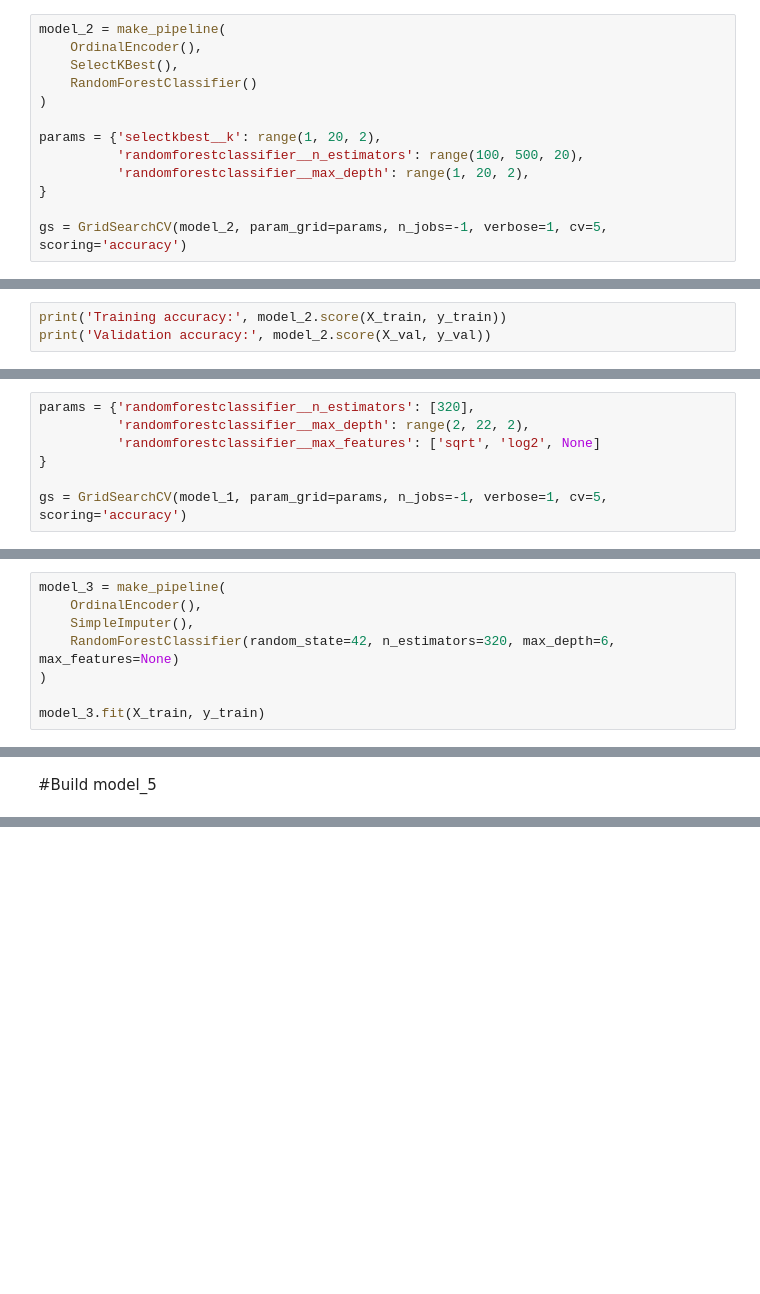
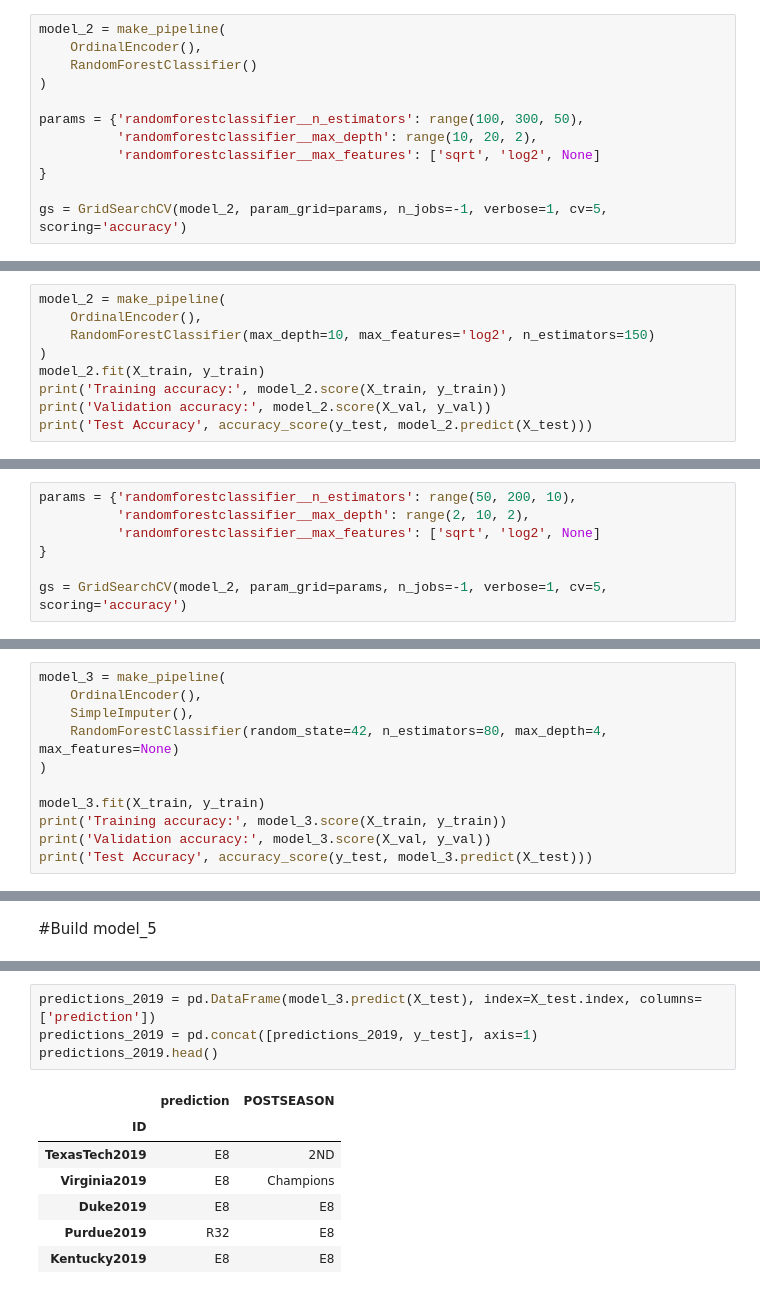
Before and after one commit to Tristan-Brown1096/DS18_Unit_2_Build_Week_Project, a Jupyter notebook: unit_2_build_week_project.ipynb, the cells around one changed output, grey strips where cells are left out. Cells and saved outputs as stored; diff of their text form; blank space fills up the shorter version.

```diff
--- a/unit_2_build_week_project.ipynb
+++ b/unit_2_build_week_project.ipynb
@@ -117,13 +191,12 @@ from sklearn.model_selection import GridSearchCV, RandomizedSearchCV
 # %%
 model_2 = make_pipeline(
     OrdinalEncoder(),
-    SelectKBest(),
     RandomForestClassifier()
 )
 
-params = {'selectkbest__k': range(1, 20, 2),
-          'randomforestclassifier__n_estimators': range(100, 500, 20),
-          'randomforestclassifier__max_depth': range(1, 20, 2),
+params = {'randomforestclassifier__n_estimators': range(100, 300, 50),
+          'randomforestclassifier__max_depth': range(10, 20, 2),
+          'randomforestclassifier__max_features': ['sqrt', 'log2', None]
 }
 
 gs = GridSearchCV(model_2, param_grid=params, n_jobs=-1, verbose=1, cv=5, scoring='accuracy')
@@ -177,4 +236,10 @@ model_2 = gs.best_estimator_
 # %%
+model_2 = make_pipeline(
+    OrdinalEncoder(),
+    RandomForestClassifier(max_depth=10, max_features='log2', n_estimators=150)
+)
+model_2.fit(X_train, y_train)
 print('Training accuracy:', model_2.score(X_train, y_train))
 print('Validation accuracy:', model_2.score(X_val, y_val))
+print('Test Accuracy', accuracy_score(y_test, model_2.predict(X_test)))
 # %% [output]
@@ -183,12 +249,12 @@ Validation accuracy: 0.8693181818181818
 # %% [markdown]
 #More tuning
 # %%
-params = {'randomforestclassifier__n_estimators': [320],
-          'randomforestclassifier__max_depth': range(2, 22, 2),
+params = {'randomforestclassifier__n_estimators': range(50, 200, 10),
+          'randomforestclassifier__max_depth': range(2, 10, 2),
           'randomforestclassifier__max_features': ['sqrt', 'log2', None]
 }
 
-gs = GridSearchCV(model_1, param_grid=params, n_jobs=-1, verbose=1, cv=5, scoring='accuracy')
+gs = GridSearchCV(model_2, param_grid=params, n_jobs=-1, verbose=1, cv=5, scoring='accuracy')
 # %%
 gs.fit(X_train, y_train)
 gs.best_params_
@@ -206,8 +275,11 @@ Fitting 5 folds for each of 30 candidates, totalling 150 fits
 model_3 = make_pipeline(
     OrdinalEncoder(),
     SimpleImputer(),
-    RandomForestClassifier(random_state=42, n_estimators=320, max_depth=6, max_features=None)
+    RandomForestClassifier(random_state=42, n_estimators=80, max_depth=4, max_features=None)
 )
 
 model_3.fit(X_train, y_train)
+print('Training accuracy:', model_3.score(X_train, y_train))
+print('Validation accuracy:', model_3.score(X_val, y_val))
+print('Test Accuracy', accuracy_score(y_test, model_3.predict(X_test)))
 # %% [output]
@@ -321,0 +388,12 @@ WCC      6
+# %%
+predictions_2019 = pd.DataFrame(model_3.predict(X_test), index=X_test.index, columns=['prediction'])
+predictions_2019 = pd.concat([predictions_2019, y_test], axis=1)
+predictions_2019.head()
+# %% [output]
+|  | prediction | POSTSEASON |
+| ID |  |  |
+| TexasTech2019 | E8 | 2ND |
+| Virginia2019 | E8 | Champions |
+| Duke2019 | E8 | E8 |
+| Purdue2019 | R32 | E8 |
+| Kentucky2019 | E8 | E8 |
```
Also changed, not shown: parts of 60 cells of this notebook.
